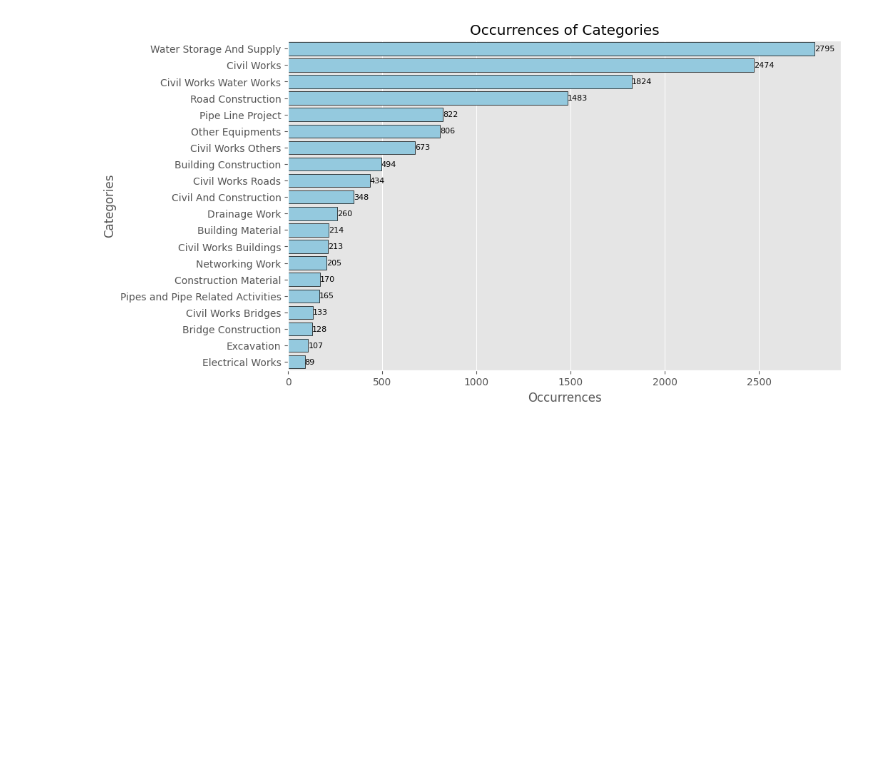
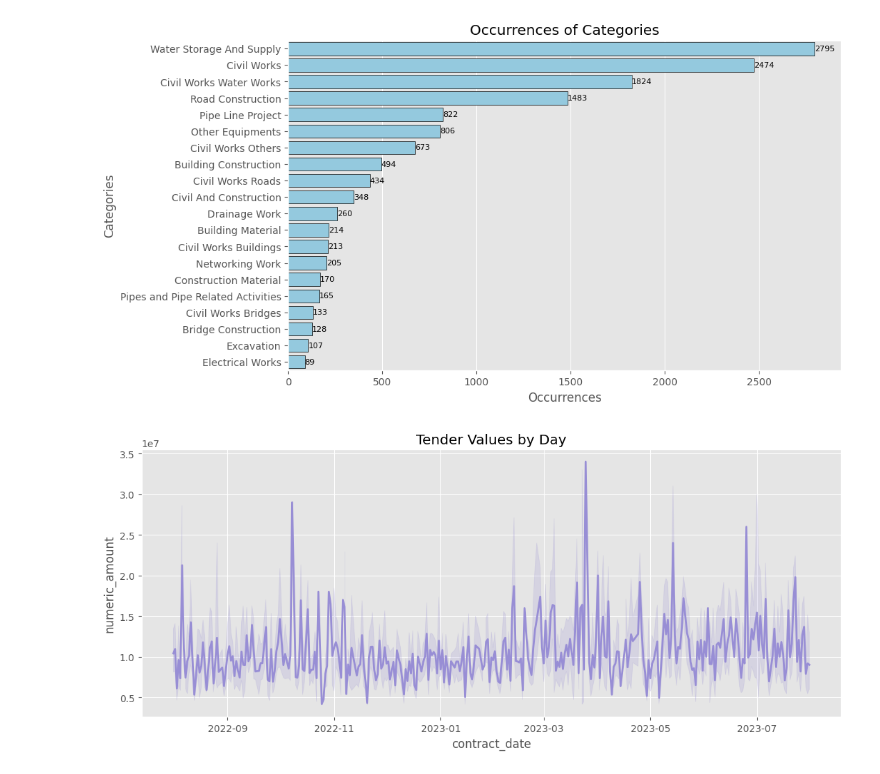
Before and after one commit to g1gasad/EDA, a Jupyter notebook: Civil Tenders EDA/EDA Tenders without outliers.ipynb, the cells around one changed output. Drawn from its saved outputs; the diff is of its cells as text; code cells hidden in the pictures; blank space fills up the shorter version.

```diff
--- a/Civil Tenders EDA/EDA Tenders without outliers.ipynb
+++ b/Civil Tenders EDA/EDA Tenders without outliers.ipynb
@@ -32,6 +32,7 @@ import numpy as np
 import seaborn as sns
 import matplotlib.pyplot as plt
 plt.style.use('ggplot')
+color_pal = sns.color_palette()
 df = pd.read_excel('C:/Users/CWC/GEOsystems/BidAssist/Tenders/EDA/Civil Tenders EDA/Tender Dataset without outliers.xlsx')
 # %%
 df.info()
@@ -243,3 +223,10 @@ plt.title('Occurrences of Categories')
 plt.show()
 # %% [output]
 [figure]
+# %%
+plt.figure(figsize=(13,5))
+sns.lineplot(data=df, x='contract_date', y='numeric_amount', color=color_pal[2], lw=2)
+plt.title("Tender Values by Day")
+plt.show()
+# %% [output]
+[figure, added]
```
Also changed, not shown: parts of 15 cells of this notebook.
